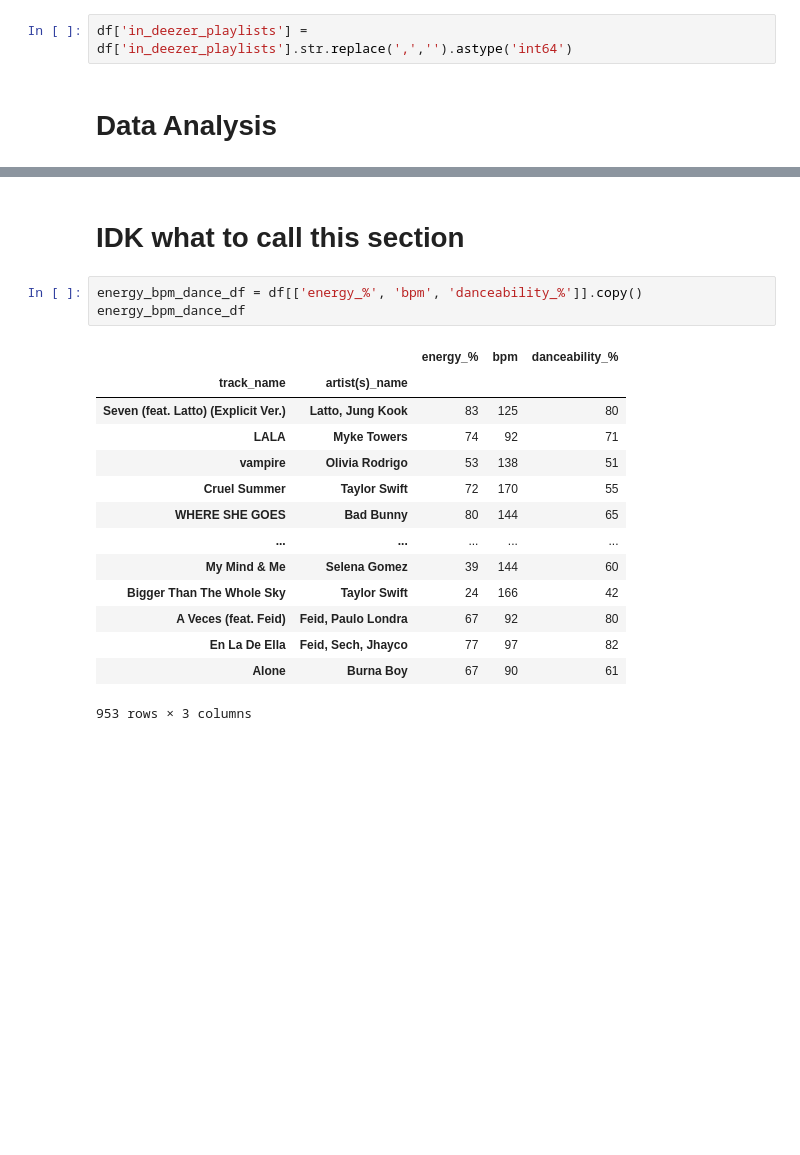
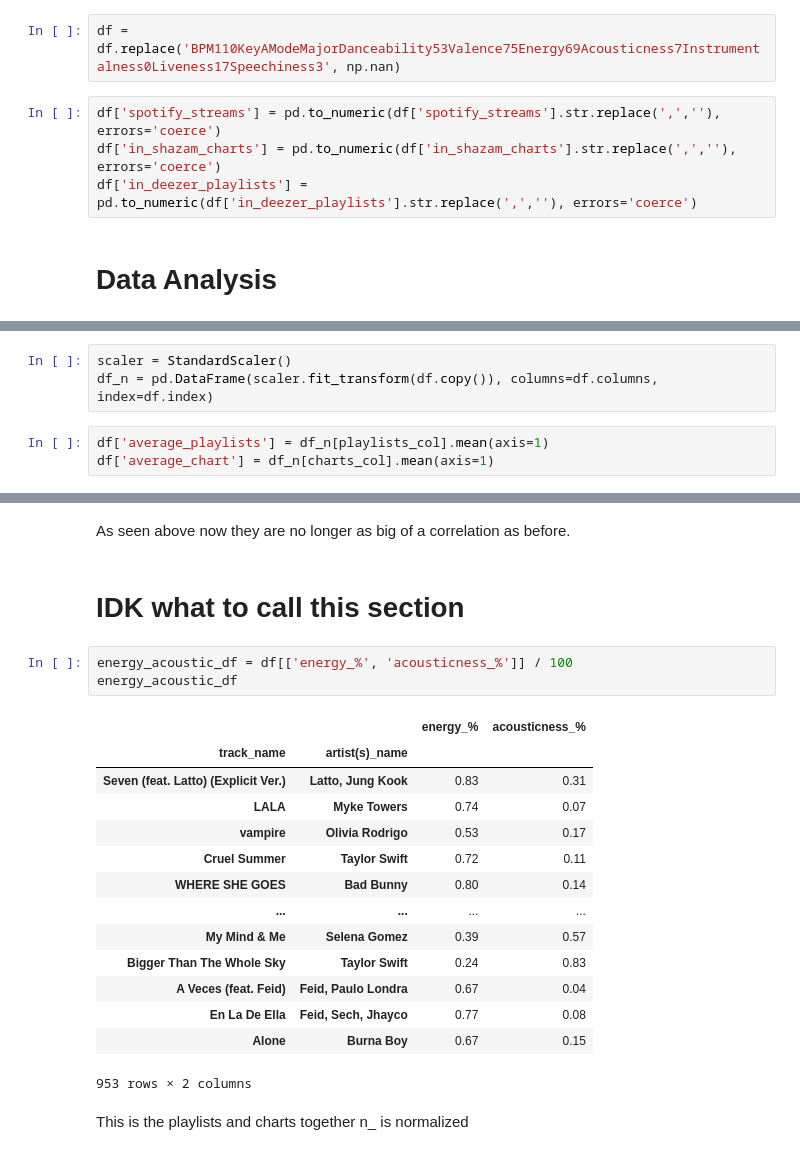
Before and after one commit to Abel-Lagonell/Spotify-Data_Mining, a Jupyter notebook: Project.ipynb, the cells around one changed output, grey strips where cells are left out. Saved outputs shown, nothing was run; the diff lists cells and outputs as text; blank space fills up the shorter version.

```diff
--- a/Project.ipynb
+++ b/Project.ipynb
@@ -102,4 +109,8 @@ key_dict = {
+# %%
+df = df.replace('BPM110KeyAModeMajorDanceability53Valence75Energy69Acousticness7Instrumentalness0Liveness17Speechiness3', np.nan)
 # %%
-df['in_deezer_playlists'] = df['in_deezer_playlists'].str.replace(',','').astype('int64')
+df['spotify_streams'] = pd.to_numeric(df['spotify_streams'].str.replace(',',''), errors='coerce')
+df['in_shazam_charts'] = pd.to_numeric(df['in_shazam_charts'].str.replace(',',''), errors='coerce')
+df['in_deezer_playlists'] = pd.to_numeric(df['in_deezer_playlists'].str.replace(',',''), errors='coerce')
 # %% [markdown]
 # Data Analysis
@@ -127 +145,7 @@ plt.show()
+# %%
+scaler = StandardScaler()
+df_n = pd.DataFrame(scaler.fit_transform(df.copy()), columns=df.columns,  index=df.index)
+# %%
+df['average_playlists'] = df_n[playlists_col].mean(axis=1)
+df['average_chart'] = df_n[charts_col].mean(axis=1)
 # %%
@@ -130,20 +155,24 @@ df_n = scaler.fit_transform(df.copy)
+# %% [markdown]
+As seen above now they are no longer as big of a correlation as before.
 # %% [markdown]
 # IDK what to call this section
 # %%
-energy_bpm_dance_df = df[['energy_%', 'bpm', 'danceability_%']].copy()
-energy_bpm_dance_df
+energy_acoustic_df = df[['energy_%', 'acousticness_%']] / 100
+energy_acoustic_df
 # %% [output]
-|  |  | energy_% | bpm | danceability_% |
-| track_name | artist(s)_name |  |  |  |
-| Seven (feat. Latto) (Explicit Ver.) | Latto, Jung Kook | 83 | 125 | 80 |
-| LALA | Myke Towers | 74 | 92 | 71 |
-| vampire | Olivia Rodrigo | 53 | 138 | 51 |
-| Cruel Summer | Taylor Swift | 72 | 170 | 55 |
-| WHERE SHE GOES | Bad Bunny | 80 | 144 | 65 |
-| ... | ... | ... | ... | ... |
-| My Mind & Me | Selena Gomez | 39 | 144 | 60 |
-| Bigger Than The Whole Sky | Taylor Swift | 24 | 166 | 42 |
-| A Veces (feat. Feid) | Feid, Paulo Londra | 67 | 92 | 80 |
-| En La De Ella | Feid, Sech, Jhayco | 77 | 97 | 82 |
-| Alone | Burna Boy | 67 | 90 | 61 |
+|  |  | energy_% | acousticness_% |
+| track_name | artist(s)_name |  |  |
+| Seven (feat. Latto) (Explicit Ver.) | Latto, Jung Kook | 0.83 | 0.31 |
+| LALA | Myke Towers | 0.74 | 0.07 |
+| vampire | Olivia Rodrigo | 0.53 | 0.17 |
+| Cruel Summer | Taylor Swift | 0.72 | 0.11 |
+| WHERE SHE GOES | Bad Bunny | 0.80 | 0.14 |
+| ... | ... | ... | ... |
+| My Mind & Me | Selena Gomez | 0.39 | 0.57 |
+| Bigger Than The Whole Sky | Taylor Swift | 0.24 | 0.83 |
+| A Veces (feat. Feid) | Feid, Paulo Londra | 0.67 | 0.04 |
+| En La De Ella | Feid, Sech, Jhayco | 0.77 | 0.08 |
+| Alone | Burna Boy | 0.67 | 0.15 |
-953 rows × 3 columns
+953 rows × 2 columns
+# %% [markdown]
+This is the playlists and charts together n_ is normalized
```
Also changed, not shown: parts of 23 cells of this notebook.
